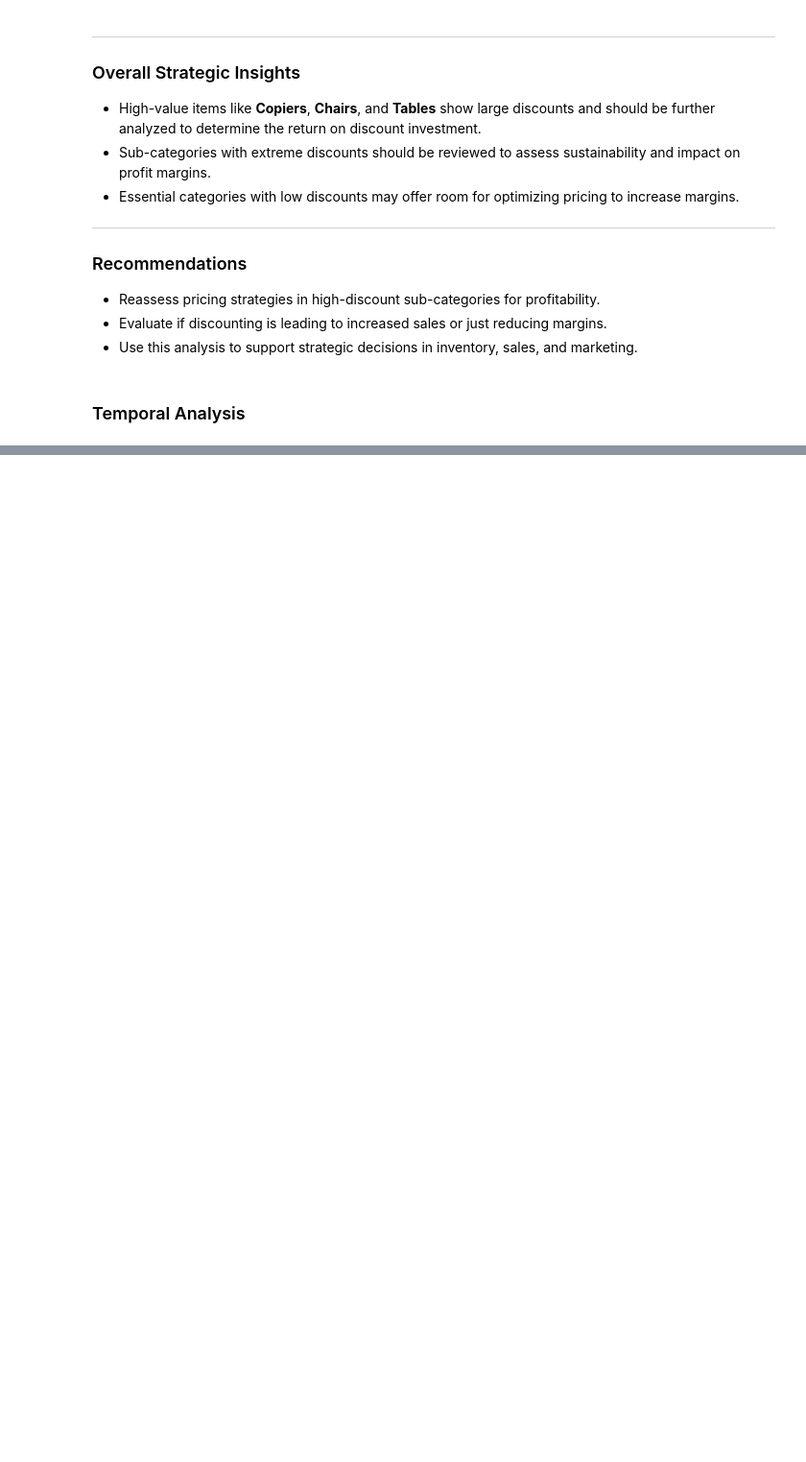
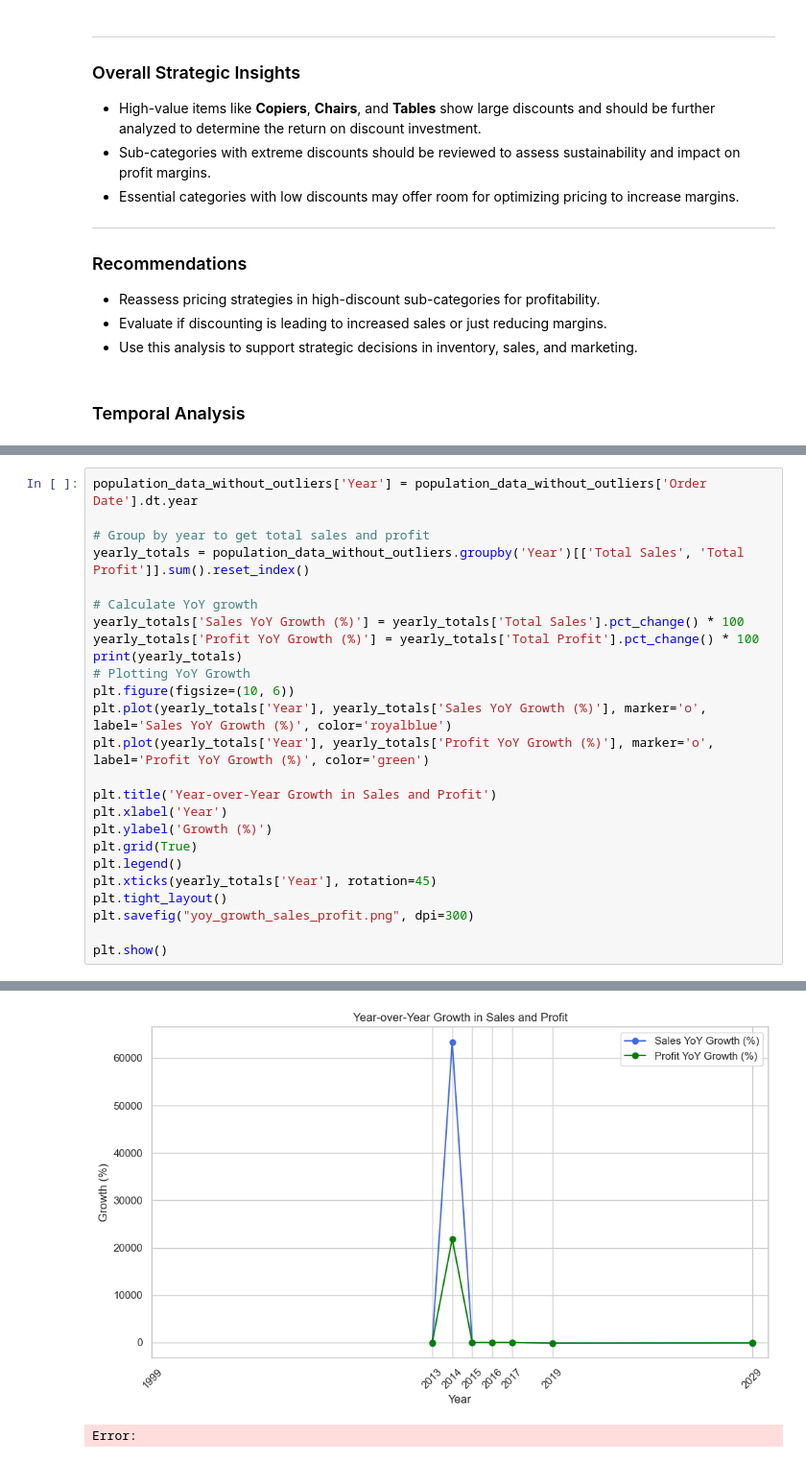
Before and after one commit to Krishna-Dwivedi2308/stats_case_study, a Jupyter notebook: notebook.ipynb, the cells around one changed output, grey strips where cells are left out. Shown at 96% size. Drawn from its saved outputs; the diff is of its cells as text; blank space fills up the shorter version.

```diff
--- a/notebook.ipynb
+++ b/notebook.ipynb
@@ -3362,0 +3474,26 @@ plt.show()
+# %%
+population_data_without_outliers['Year'] = population_data_without_outliers['Order Date'].dt.year
+
+# Group by year to get total sales and profit
+yearly_totals = population_data_without_outliers.groupby('Year')[['Total Sales', 'Total Profit']].sum().reset_index()
+
+# Calculate YoY growth
+yearly_totals['Sales YoY Growth (%)'] = yearly_totals['Total Sales'].pct_change() * 100
+yearly_totals['Profit YoY Growth (%)'] = yearly_totals['Total Profit'].pct_change() * 100
+print(yearly_totals)
+# Plotting YoY Growth
+plt.figure(figsize=(10, 6))
+plt.plot(yearly_totals['Year'], yearly_totals['Sales YoY Growth (%)'], marker='o', label='Sales YoY Growth (%)', color='royalblue')
+plt.plot(yearly_totals['Year'], yearly_totals['Profit YoY Growth (%)'], marker='o', label='Profit YoY Growth (%)', color='green')
+
+plt.title('Year-over-Year Growth in Sales and Profit')
+plt.xlabel('Year')
+plt.ylabel('Growth (%)')
+plt.grid(True)
+plt.legend()
+plt.xticks(yearly_totals['Year'], rotation=45)
+plt.tight_layout()
+plt.savefig("yoy_growth_sales_profit.png", dpi=300)
+
+plt.show()
+# %% [output]
@@ -3362,0 +3519,2 @@ plt.show()
+[figure, added]
+Error:
```
Also changed, not shown: parts of 70 cells of this notebook, 3 other files.
